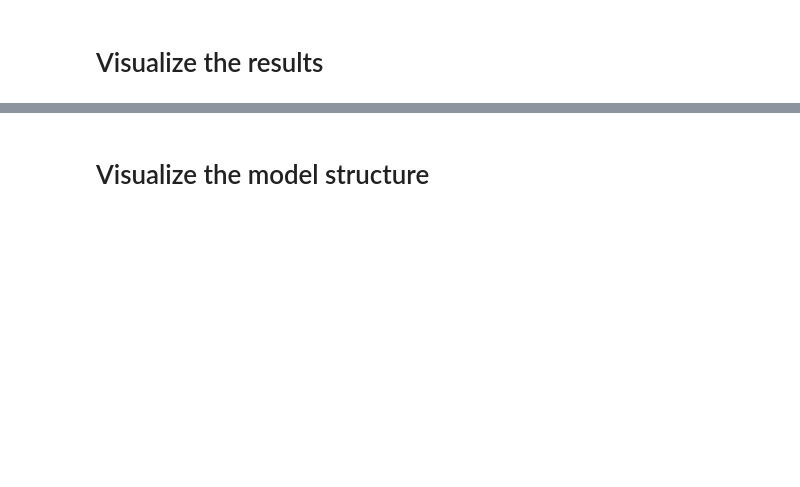
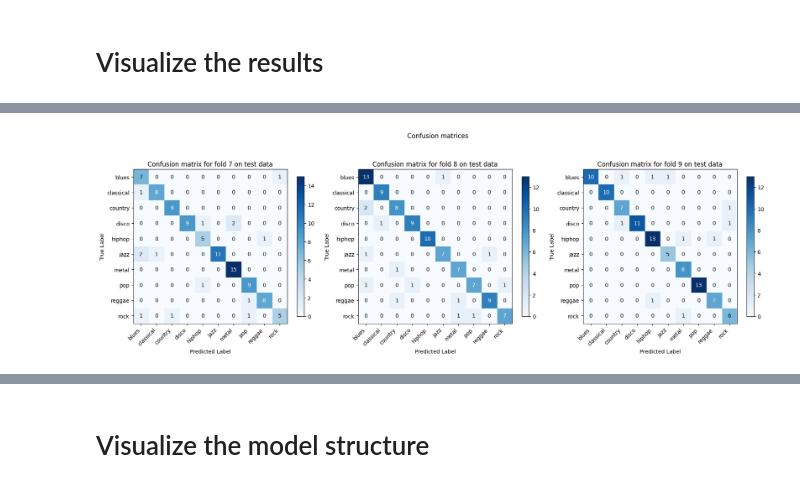
Before and after one commit to qzheng75/CS4641-Project, a Jupyter notebook: code/notebooks/VGG_fine_tuning.ipynb, the cells around one changed output, grey strips where cells are left out. Saved outputs shown, nothing was run; the diff lists cells and outputs as text; code cells hidden in the pictures; blank space fills up the shorter version.

```diff
--- a/code/notebooks/VGG_fine_tuning.ipynb
+++ b/code/notebooks/VGG_fine_tuning.ipynb
@@ -338 +370,5 @@ visualize_confusion_matrices(conf_matrices[4:7], titles=titles[4:7])
+# %%
+visualize_confusion_matrices(conf_matrices[6:9], titles=titles[6:9])
+# %% [output]
+[figure, added]
 # %%
```
Also changed, not shown: parts of 12 cells of this notebook, 2 other files.
